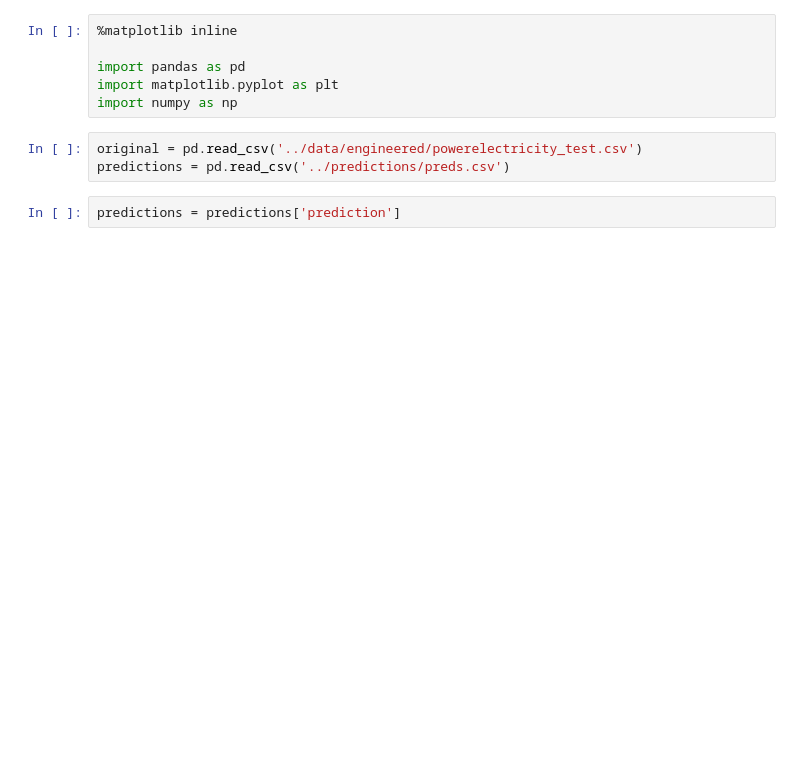
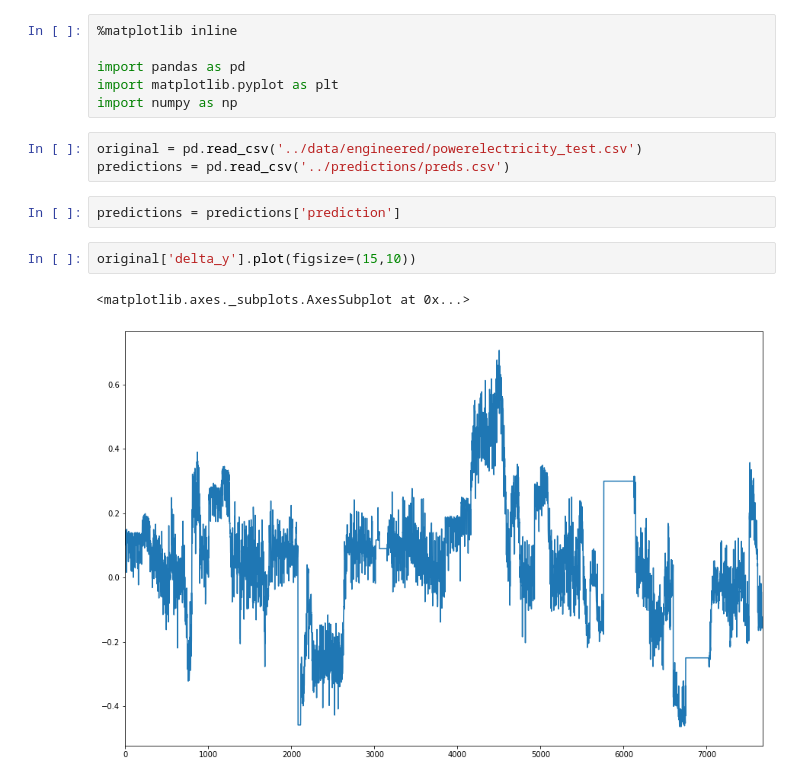
Before and after one commit to Anacron-sec/enterprise-data-analytics-project, a Jupyter notebook: notebooks/Electric power prediction visualization.ipynb, the cells around one changed output. Drawn from its saved outputs; the diff is of its cells as text; blank space fills up the shorter version.

```diff
--- a/notebooks/Electric power prediction visualization.ipynb
+++ b/notebooks/Electric power prediction visualization.ipynb
@@ -9,6 +9,11 @@ original = pd.read_csv('../data/engineered/powerelectricity_test.csv')
 predictions = pd.read_csv('../predictions/preds.csv')
 # %%
 predictions = predictions['prediction']
+# %%
+original['delta_y'].plot(figsize=(15,10))
+# %% [output]
+<matplotlib.axes._subplots.AxesSubplot at 0x...>
+[figure, added]
 # %%
 original['delta_y'].plot(figsize=(15,10))
 predictions.plot(figsize=(15,10), color='orange')
```
Also changed, not shown: parts of 2 cells of this notebook, 3 other files.
